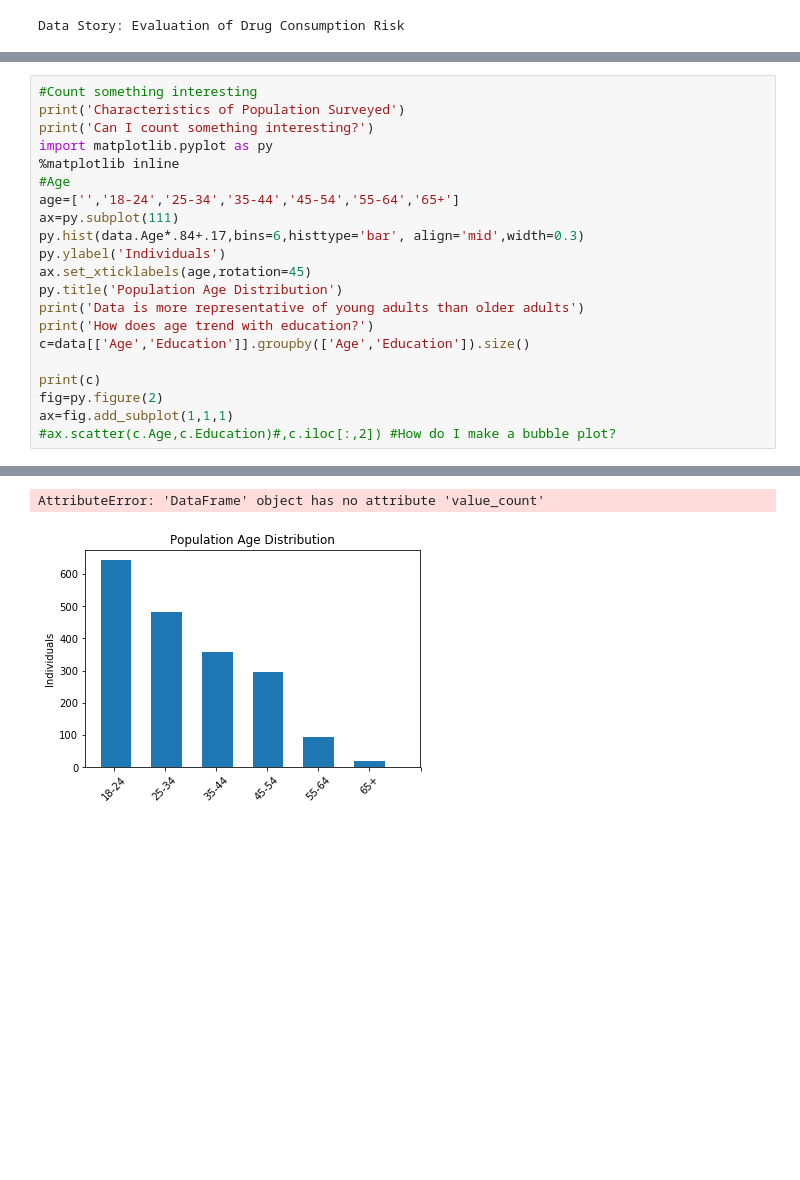
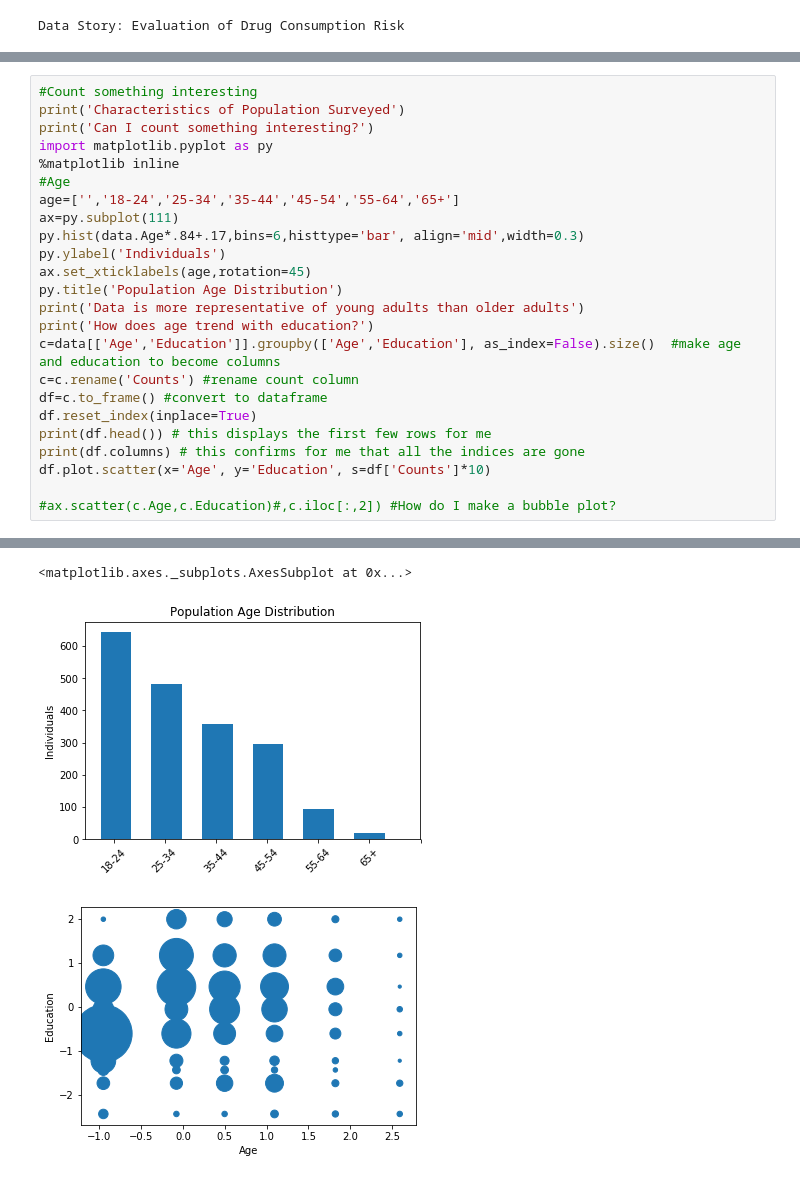
Before and after one commit to AlissaMezzacappa/data-story-telling, a Jupyter notebook: Data Story Telling.ipynb, the cells around one changed output, grey strips where cells are left out. Saved outputs shown, nothing was run; the diff lists cells and outputs as text; blank space fills up the shorter version.

```diff
--- a/Data Story Telling.ipynb
+++ b/Data Story Telling.ipynb
@@ -37,11 +56,14 @@ ax.set_xticklabels(age,rotation=45)
 py.title('Population Age Distribution')
 print('Data is more representative of young adults than older adults')
 print('How does age trend with education?')
-c=data[['Age','Education']].groupby(['Age','Education']).size()
+c=data[['Age','Education']].groupby(['Age','Education'], as_index=False).size()  #make age and education to become columns
+c=c.rename('Counts') #rename count column
+df=c.to_frame() #convert to dataframe
+df.reset_index(inplace=True)
+print(df.head()) # this displays the first few rows for me
+print(df.columns) # this confirms for me that all the indices are gone
+df.plot.scatter(x='Age', y='Education', s=df['Counts']*10)
 
-print(c)
-fig=py.figure(2)
-ax=fig.add_subplot(1,1,1)
 #ax.scatter(c.Age,c.Education)#,c.iloc[:,2]) #How do I make a bubble plot?
 # %% [output]
 Characteristics of Population Surveyed
@@ -51,2 +80,3 @@ How does age trend with education?
-AttributeError: 'DataFrame' object has no attribute 'value_count'
+<matplotlib.axes._subplots.AxesSubplot at 0x...>
 [figure]
+[figure, added]
```
Also changed, not shown: parts of 8 cells of this notebook.
